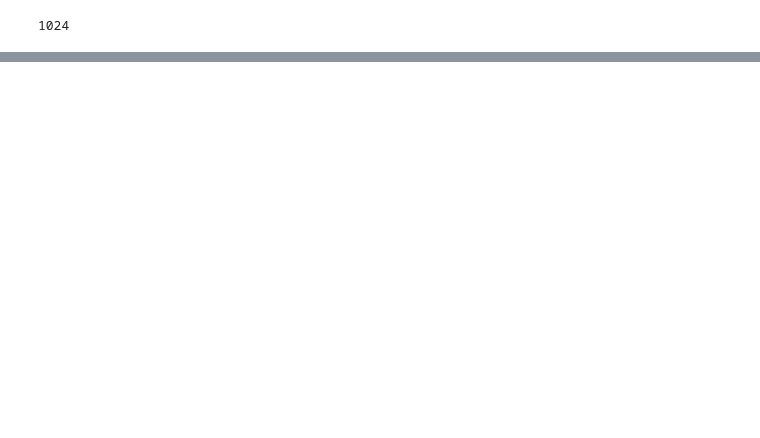
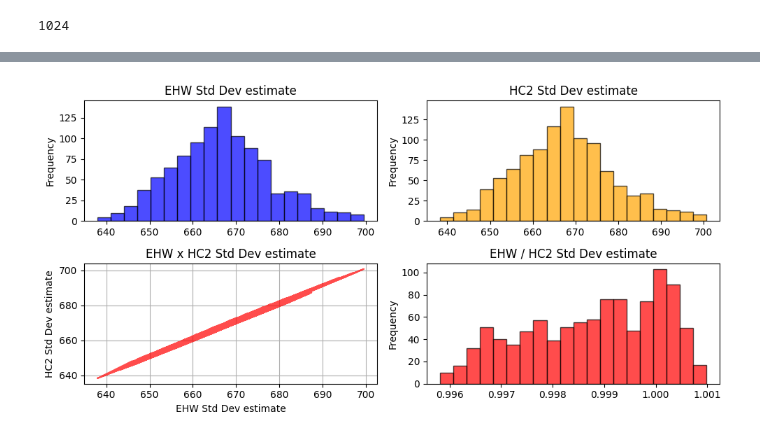
Before and after one commit to TiagoCAAmorim/causal_inference, a Jupyter notebook: Lista 01/Lista1.ipynb, the cells around one changed output, grey strips where cells are left out. Drawn from its saved outputs; the diff is of its cells as text; code cells hidden in the pictures; blank space fills up the shorter version.

```diff
--- a/Lista 01/Lista1.ipynb
+++ b/Lista 01/Lista1.ipynb
@@ -203,3 +202,20 @@ get_all_combinations(3)
 len(get_all_combinations(10))
 # %% [output]
 1024
+# %%
+treated_coefficients = []
+se_ehw = []
+se_hc2 = []
+all_combinations = get_all_combinations(10)
+for combination in all_combinations:
+    y_columns = ['treated'] + [new_column_names[i] for i in combination]
+    model = sm.OLS(df['RE78'], sm.add_constant((df[y_columns])))
+    results = model.fit(cov_type='HC2')
+
+    treated_coefficients.append(results.params['treated'])
+
+    robust_se_ehw = results.get_robustcov_results().bse
+    se_ehw.append(robust_se_ehw[1])
+
+    robust_se_hc2 = results.HC2_se
+    se_hc2.append(robust_se_hc2['treated'])
@@ -205,0 +267,25 @@ len(get_all_combinations(10))
+# %%
+fig, axs = plt.subplots(2, 2, figsize=(10, 5))
+
+axs[0][0].hist(se_ehw, bins=20, color='blue', alpha=0.7, edgecolor='black')
+axs[0][0].set_title('EHW Std Dev estimate')
+axs[0][0].set_ylabel('Frequency')
+
+axs[0][1].hist(se_hc2, bins=20, color='orange', alpha=0.7, edgecolor='black')
+axs[0][1].set_title('HC2 Std Dev estimate')
+axs[0][1].set_ylabel('Frequency')
+
+axs[1][0].plot(se_ehw, se_hc2, color='red', alpha=0.7)
+axs[1][0].set_title('EHW x HC2 Std Dev estimate')
+axs[1][0].set_xlabel('EHW Std Dev estimate')
+axs[1][0].set_ylabel('HC2 Std Dev estimate')
+axs[1][0].grid()
+
+axs[1][1].hist([se_ehw/se_hc2 for se_ehw, se_hc2 in zip(se_ehw, se_hc2)], bins=20, color='red', alpha=0.7, edgecolor='black')
+axs[1][1].set_title('EHW / HC2 Std Dev estimate')
+axs[1][1].set_ylabel('Frequency')
+
+plt.tight_layout()
+plt.show()
+# %% [output]
+[figure, added]
```
Also changed, not shown: parts of 11 cells of this notebook, 1 other file.
